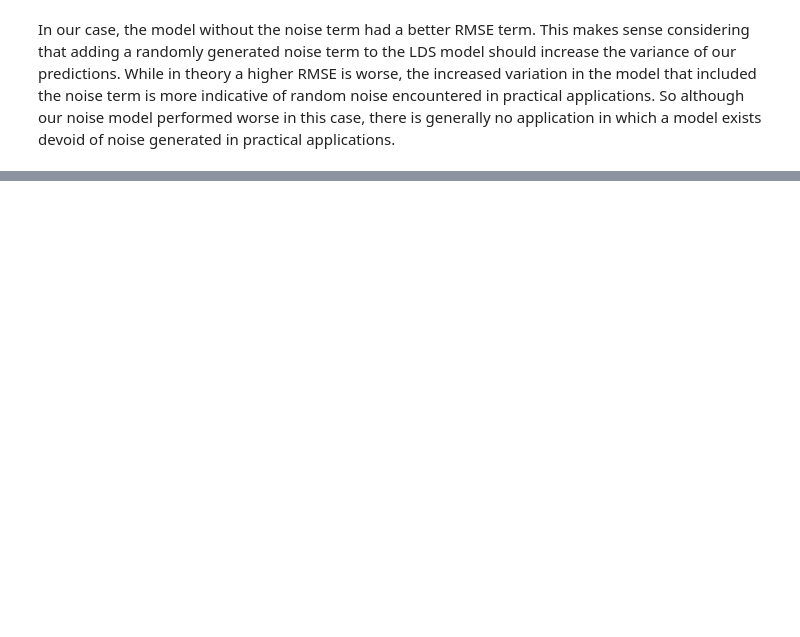
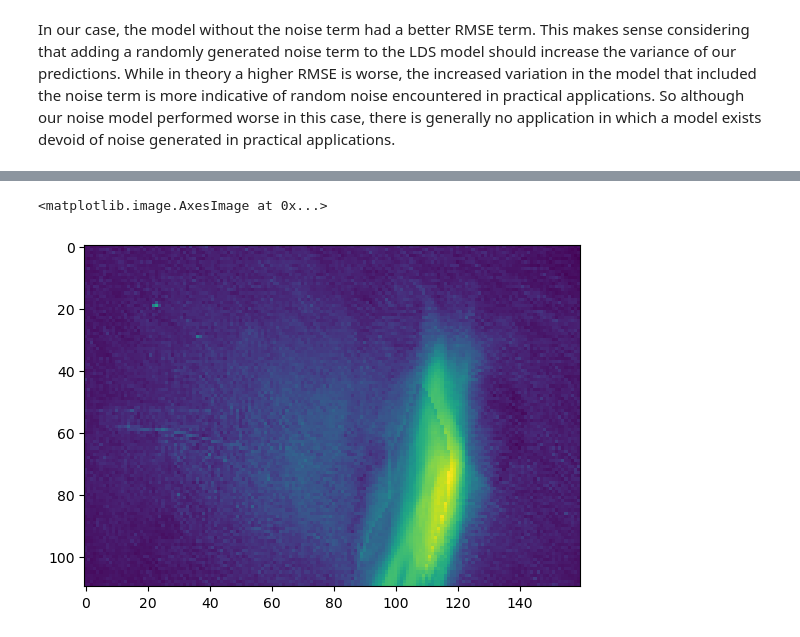
Before and after one commit to LawsonMatthew/DynamicTextures, a Jupyter notebook: dynamic_notebook.ipynb, the cells around one changed output, grey strips where cells are left out. Cells and saved outputs as stored; diff of their text form; code cells hidden in the pictures; blank space fills up the shorter version.

```diff
--- a/dynamic_notebook.ipynb
+++ b/dynamic_notebook.ipynb
@@ -41,0 +48,6 @@ In our case, the model without the noise term had a better RMSE term. This makes
+# %%
+print("Predicted Frame - Noise Term")
+plt.imshow(frame_noise)
+# %% [output]
+<matplotlib.image.AxesImage at 0x...>
+[figure, added]
```
Also changed, not shown: parts of 2 cells of this notebook.
